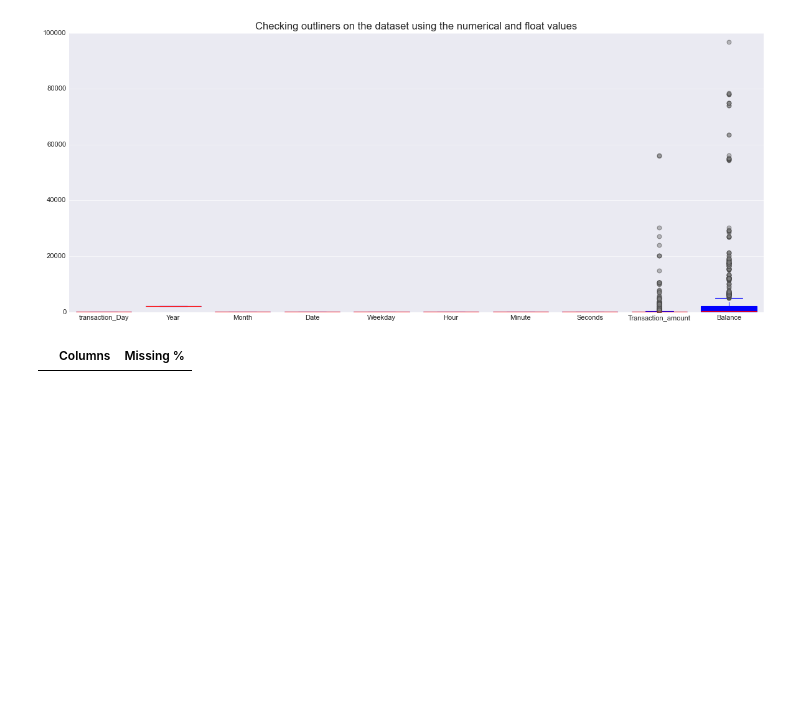
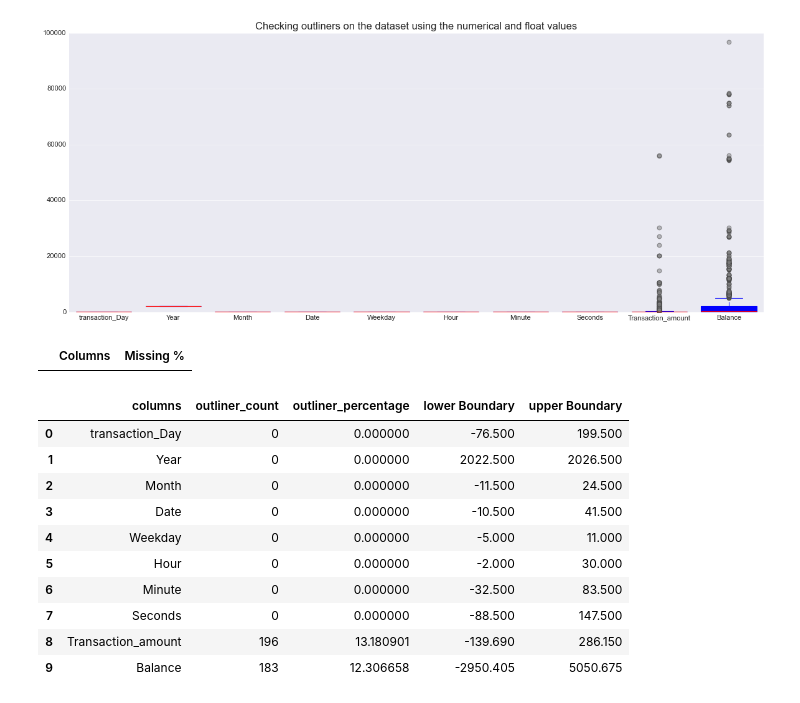
Before and after one commit to Brian342/JupyterNoteBook, a Jupyter notebook: Mpesa.ipynb, the cells around one changed output. Cells and saved outputs as stored; diff of their text form; code cells hidden in the pictures; blank space fills up the shorter version.

```diff
--- a/Mpesa.ipynb
+++ b/Mpesa.ipynb
@@ -763,8 +763,8 @@ def check_outliners(df):
     1.5 threshold is somewhat arbitrary but works well
     in practice to flag unusual points without being too sensitive.
     returns outliner dataframe"""
-    outliners = []
-    for columns in df.select_dtypes(includes=['int', 'float']).columns:
+    outliners_data = []
+    for columns in df.select_dtypes(include=['int', 'float']).columns:
         quant1 = df[columns].quantile(0.25)
         quant3 = df[columns].quantile(0.75)
         IQR = quant3 - quant1
@@ -772,3 +772,33 @@ def check_outliners(df):
         # compute outliner boundaries
         lowerBoundary = quant1 - 1.5 * IQR
         upperBoundary = quant3 + 1.5 * IQR
+
+        # count the outliners on the dataset
+        outliners = df[(df[columns] < lowerBoundary) | (df[columns] > upperBoundary)]
+        outliner_count = outliners.shape[0]
+        outliner_per = (outliner_count / df.shape[0]) * 100
+
+        # append data to the list
+        outliners_data.append({
+            'columns':columns,
+            'outliner_count': outliner_count,
+            'outliner_percentage' : outliner_per,
+            'lower Boundary': lowerBoundary,
+            'upper Boundary': upperBoundary
+        })
+    outlinerDf = pd.DataFrame(outliners_data)
+    return outlinerDf
+# %%
+check_outliners(prediction_data)
+# %% [output]
+|  | columns | outliner_count | outliner_percentage | lower Boundary | upper Boundary |
+| 0 | transaction_Day | 0 | 0.000000 | -76.500 | 199.500 |
+| 1 | Year | 0 | 0.000000 | 2022.500 | 2026.500 |
+| 2 | Month | 0 | 0.000000 | -11.500 | 24.500 |
+| 3 | Date | 0 | 0.000000 | -10.500 | 41.500 |
+| 4 | Weekday | 0 | 0.000000 | -5.000 | 11.000 |
+| 5 | Hour | 0 | 0.000000 | -2.000 | 30.000 |
+| 6 | Minute | 0 | 0.000000 | -32.500 | 83.500 |
+| 7 | Seconds | 0 | 0.000000 | -88.500 | 147.500 |
+| 8 | Transaction_amount | 196 | 13.180901 | -139.690 | 286.150 |
+| 9 | Balance | 183 | 12.306658 | -2950.405 | 5050.675 |
```
Also changed, not shown: parts of 1 cell of this notebook.
